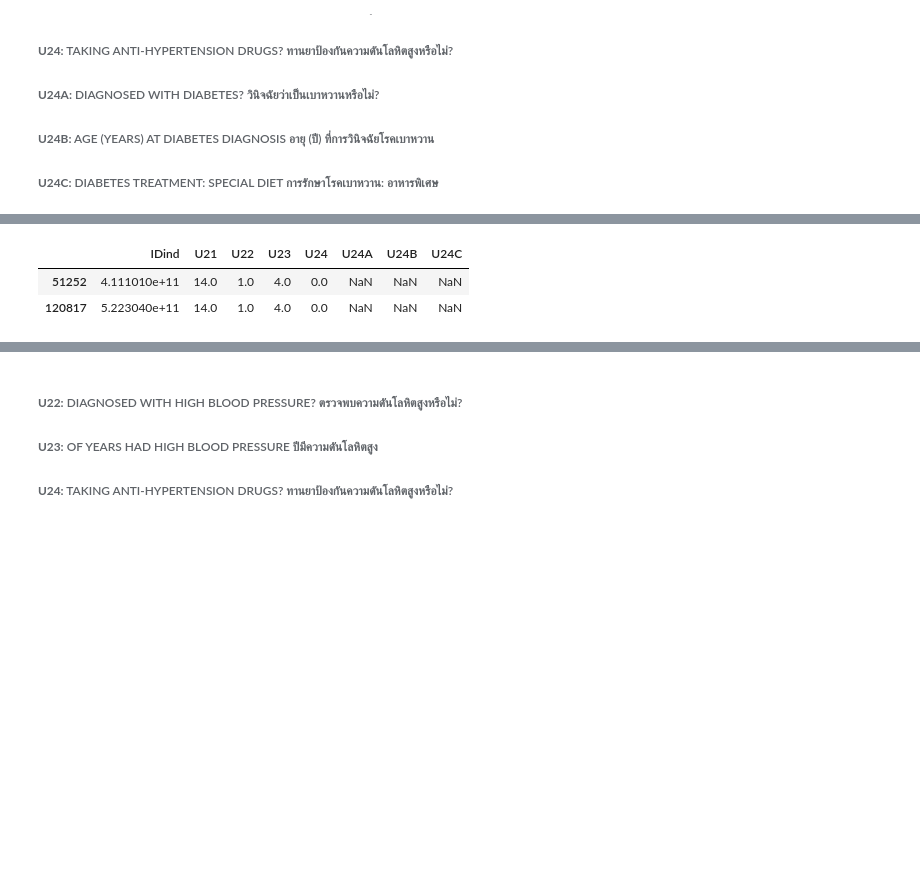
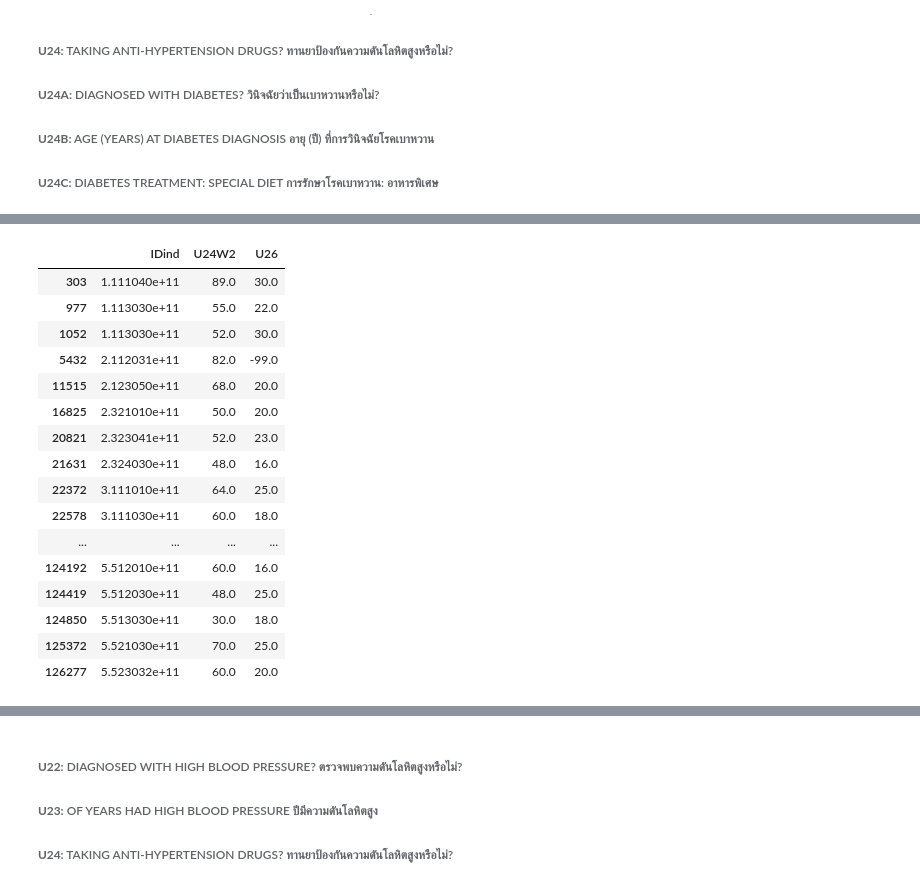
Before and after one commit to iam-fern/real_data, a Jupyter notebook: China_Health_and_Nutrition_Survey_(CHNS).ipynb, the cells around one changed output, grey strips where cells are left out. Saved outputs shown, nothing was run; the diff lists cells and outputs as text; code cells hidden in the pictures; blank space fills up the shorter version.

```diff
--- a/China_Health_and_Nutrition_Survey_(CHNS).ipynb
+++ b/China_Health_and_Nutrition_Survey_(CHNS).ipynb
@@ -37,6 +38,6 @@ df
 ###### **U24B:** AGE (YEARS) AT DIABETES DIAGNOSIS อายุ (ปี) ที่การวินิจฉัยโรคเบาหวาน
 ###### **U24C:** DIABETES TREATMENT: SPECIAL DIET การรักษาโรคเบาหวาน: อาหารพิเศษ
 # %%
-table = df[['IDind', 'U21', 'U22', 'U23', 'U24', 'U24A', 'U24B', 'U24C']]
+table = df[['IDind', 'U24W2', 'U26']]
 table
 # %% [output]
@@ -56,8 +57,22 @@ table
 # %%
 # Define in which columns to look for missing values.
-table = table.dropna(subset=['U21', 'U23'])
-table
+table1 = table.dropna(subset=['U24W2', 'U26'])
+table1
 # %% [output]
-|  | IDind | U21 | U22 | U23 | U24 | U24A | U24B | U24C |
-| 51252 | 4.111010e+11 | 14.0 | 1.0 | 4.0 | 0.0 | NaN | NaN | NaN |
-| 120817 | 5.223040e+11 | 14.0 | 1.0 | 4.0 | 0.0 | NaN | NaN | NaN |
+|  | IDind | U24W2 | U26 |
+| 303 | 1.111040e+11 | 89.0 | 30.0 |
+| 977 | 1.113030e+11 | 55.0 | 22.0 |
+| 1052 | 1.113030e+11 | 52.0 | 30.0 |
+| 5432 | 2.112031e+11 | 82.0 | -99.0 |
+| 11515 | 2.123050e+11 | 68.0 | 20.0 |
+| 16825 | 2.321010e+11 | 50.0 | 20.0 |
+| 20821 | 2.323041e+11 | 52.0 | 23.0 |
+| 21631 | 2.324030e+11 | 48.0 | 16.0 |
+| 22372 | 3.111010e+11 | 64.0 | 25.0 |
+| 22578 | 3.111030e+11 | 60.0 | 18.0 |
+| ... | ... | ... | ... |
+| 124192 | 5.512010e+11 | 60.0 | 16.0 |
+| 124419 | 5.512030e+11 | 48.0 | 25.0 |
+| 124850 | 5.513030e+11 | 30.0 | 18.0 |
+| 125372 | 5.521030e+11 | 70.0 | 25.0 |
+| 126277 | 5.523032e+11 | 60.0 | 20.0 |
```
Also changed, not shown: parts of 6 cells of this notebook.
